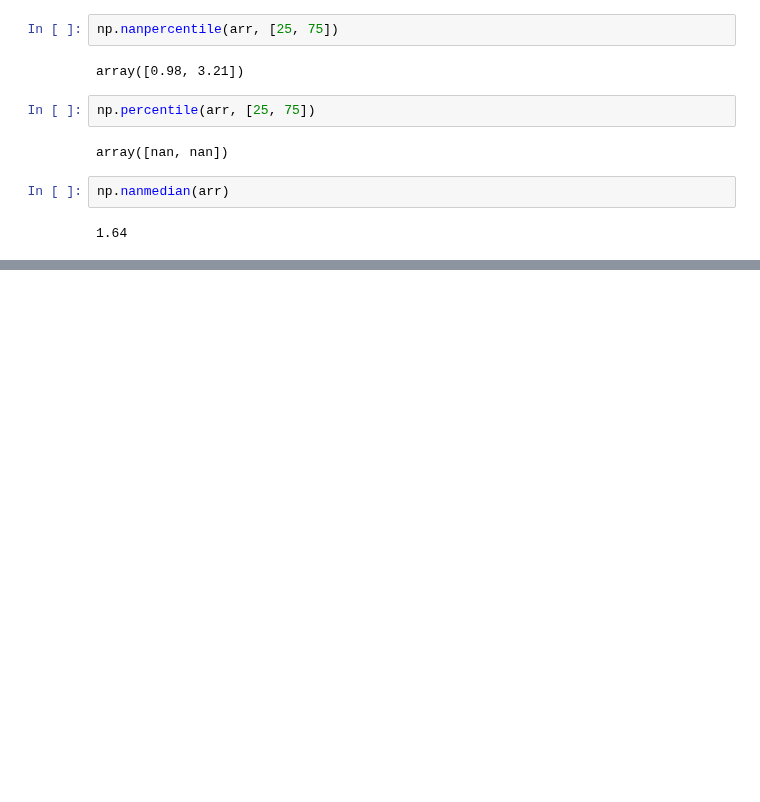
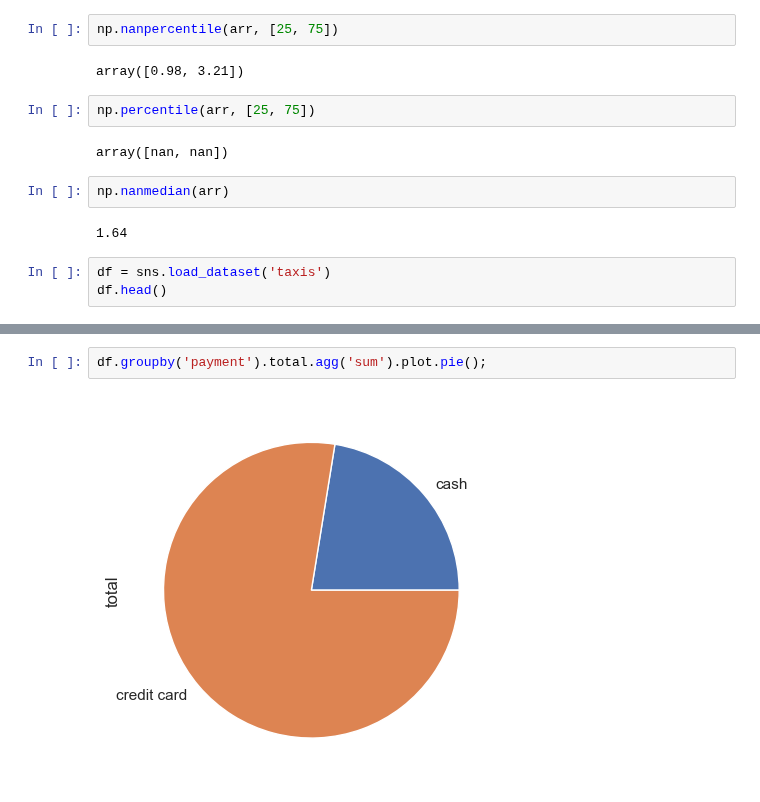
Before and after one commit to gbrs/ipython_notebook_probes, a Jupyter notebook: Probe.ipynb, the cells around one changed output, grey strips where cells are left out. Saved outputs shown, nothing was run; the diff lists cells and outputs as text; blank space fills up the shorter version.

```diff
--- a/Probe.ipynb
+++ b/Probe.ipynb
@@ -1011,3 +1011,6 @@ array([nan, nan])
 np.nanmedian(arr)
 # %% [output]
 1.64
+# %%
+df = sns.load_dataset('taxis')
+df.head()
@@ -1013,0 +1024,4 @@ np.nanmedian(arr)
+# %%
+df.groupby('payment').total.agg('sum').plot.pie();
+# %% [output]
+[figure, added]
```
Also changed, not shown: parts of 20 cells of this notebook.
